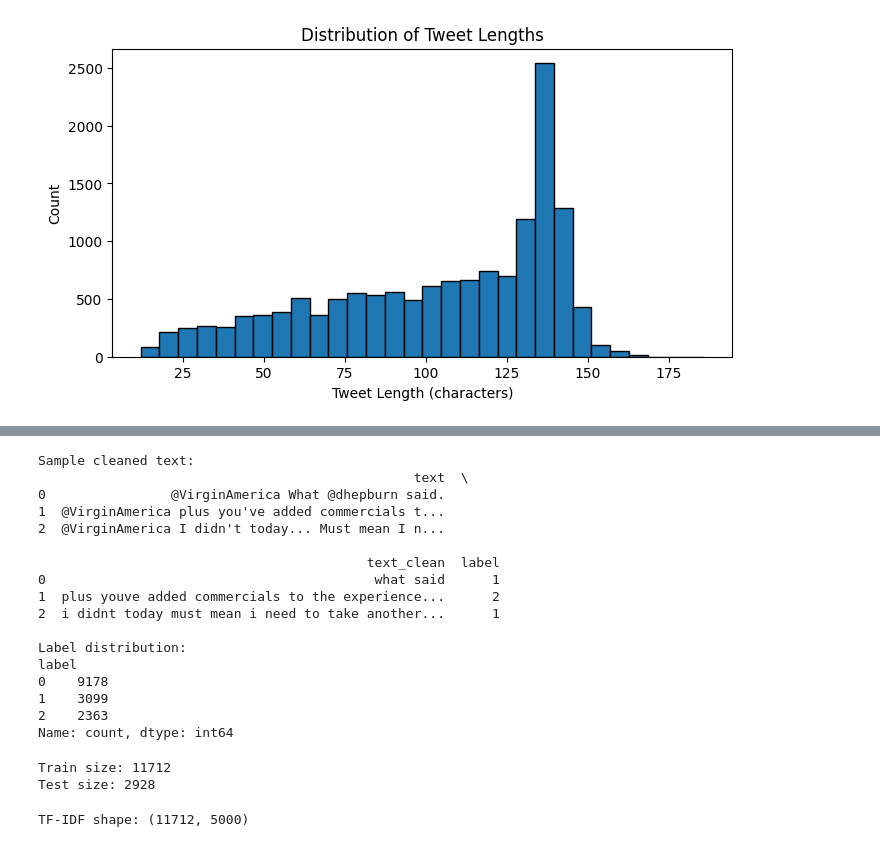
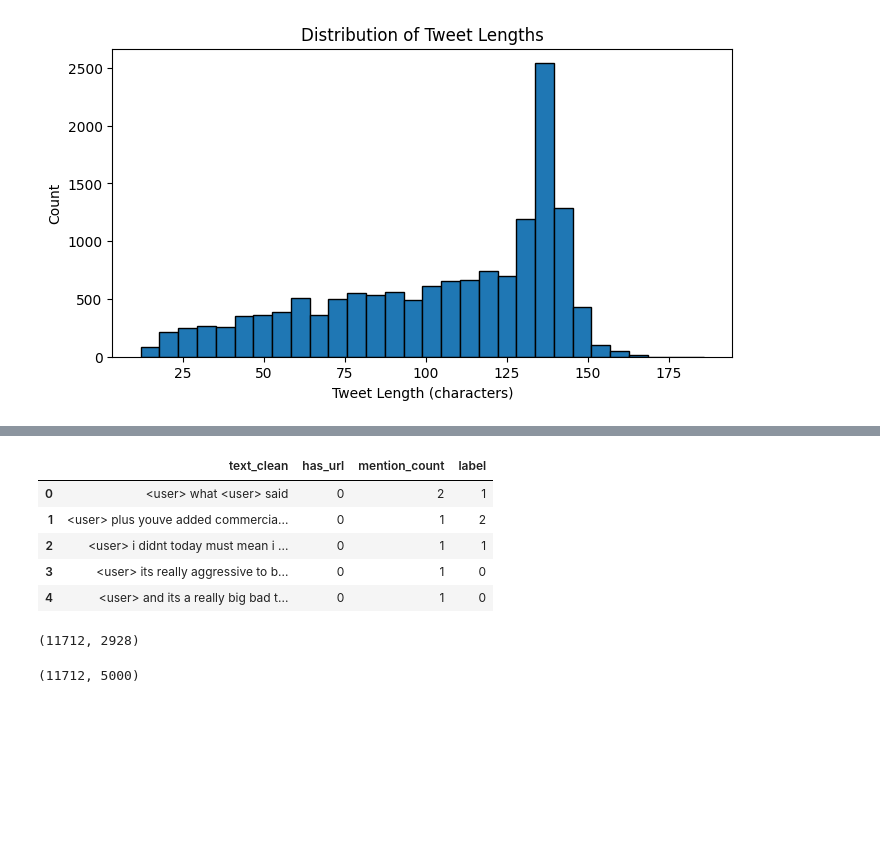
Before and after one commit to red-jen/AeroStream-Analytics, a Jupyter notebook: notebooks/00_environment_setup.ipynb, the cells around one changed output, grey strips where cells are left out. Cells and saved outputs as stored; diff of their text form; code cells hidden in the pictures; blank space fills up the shorter version.

```diff
--- a/notebooks/00_environment_setup.ipynb
+++ b/notebooks/00_environment_setup.ipynb
@@ -232,77 +145,31 @@ Sample tweets with URL:
 # %%
-
-# Cell 7 — Text Preprocessing for ML
-import re
-
-def clean_text(text):
-    # Remove @mentions
-    text = re.sub(r"@\w+", "", text)
-    # Remove URLs
-    text = re.sub(r"http\S+|www\S+", "", text)
-    # Lowercase
-    text = text.lower()
-    # Remove special characters (keep letters, numbers, spaces)
-    text = re.sub(r"[^a-z0-9\s]", "", text)
-    # Remove extra whitespace
-    text = re.sub(r"\s+", " ", text).strip()
-    return text
-
-# Apply cleaning
-df["text_clean"] = df["text"].apply(clean_text)
-
-# Encode labels
-label_map = {"negative": 0, "neutral": 1, "positive": 2}
-df["label"] = df["airline_sentiment"].map(label_map)
-
-# Verify
-print("Sample cleaned text:")
-print(df[["text", "text_clean", "label"]].head(3))
-print("\nLabel distribution:")
-print(df["label"].value_counts())
 # %% [output]
-Sample cleaned text:
-                                                text  \
-0                @VirginAmerica What @dhepburn said.
-1  @VirginAmerica plus you've added commercials t...
-2  @VirginAmerica I didn't today... Must mean I n...
-
-                                          text_clean  label
-0                                          what said      1
-1  plus youve added commercials to the experience...      2
-2  i didnt today must mean i need to take another...      1
-
-Label distribution:
-label
-0    9178
-1    3099
-2    2363
-Name: count, dtype: int64
+|  | text_clean | has_url | mention_count | label |
+| 0 | <user> what <user> said | 0 | 2 | 1 |
+| 1 | <user> plus youve added commercia... | 0 | 1 | 2 |
+| 2 | <user> i didnt today must mean i ... | 0 | 1 | 1 |
+| 3 | <user> its really aggressive to b... | 0 | 1 | 0 |
+| 4 | <user> and its a really big bad t... | 0 | 1 | 0 |
 # %%
-# Cell 8 — Train/Test Split
-from sklearn.model_selection import train_test_split
-
-X = df["text_clean"]
-y = df["label"]
-
+# Cell 9 — Train/Test split
 X_train, X_test, y_train, y_test = train_test_split(
-    X, y, test_size=0.2, random_state=42, stratify=y
+    df["text_clean"],
+    df["label"],
+    test_size=0.2,
+    random_state=42,
+    stratify=df["label"],
 )
 
-print(f"Train size: {len(X_train)}")
-print(f"Test size: {len(X_test)}")
+len(X_train), len(X_test)
 # %% [output]
-Train size: 11712
-Test size: 2928
+(11712, 2928)
 # %%
-# Cell 9 — TF-IDF Vectorization
-from sklearn.feature_extraction.text import TfidfVectorizer
-
+# Cell 10 — TF‑IDF
 vectorizer = TfidfVectorizer(max_features=5000, ngram_range=(1, 2))
-
 X_train_tfidf = vectorizer.fit_transform(X_train)
 X_test_tfidf = vectorizer.transform(X_test)
 
-print(f"TF-IDF shape: {X_train_tfidf.shape}")
+X_train_tfidf.shape
 # %% [output]
-TF-IDF shape: (11712, 5000)
+(11712, 5000)
 # %%
```
Also changed, not shown: parts of 11 cells of this notebook, 16 other files.
